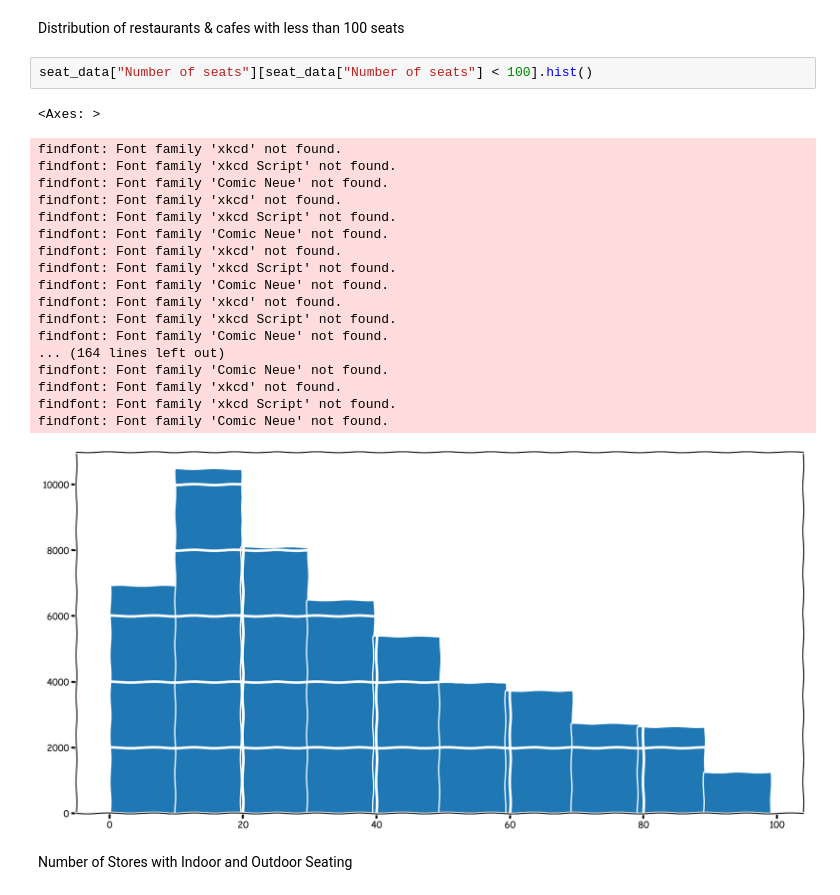
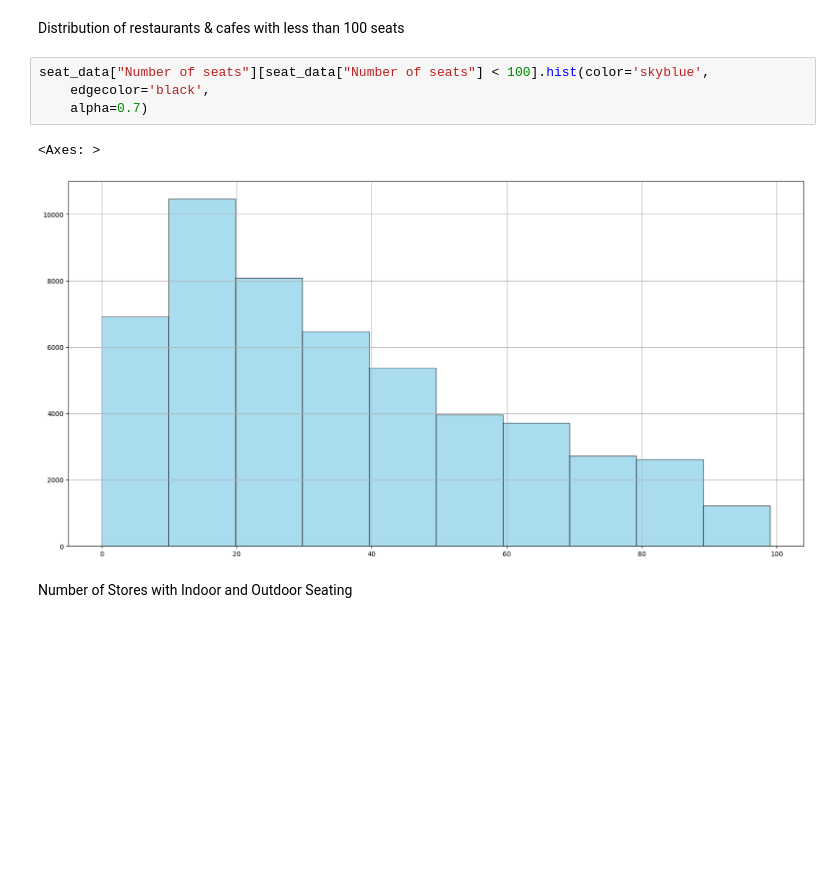
Before and after one commit to FelixL777/1, a Jupyter notebook: basic_pandas.ipynb, the cells around one changed output. Drawn from its saved outputs; the diff is of its cells as text; blank space fills up the shorter version.

```diff
--- a/basic_pandas.ipynb
+++ b/basic_pandas.ipynb
@@ -384,27 +283,12 @@ plt.grid(True)
 # %% [markdown]
 Distribution of restaurants & cafes with less than 100 seats
 # %%
-seat_data["Number of seats"][seat_data["Number of seats"] < 100].hist()
+seat_data["Number of seats"][seat_data["Number of seats"] < 100].hist(color='skyblue',
+    edgecolor='black',
+    alpha=0.7)
 # %% [output]
 <Axes: >
-findfont: Font family 'xkcd' not found.
-findfont: Font family 'xkcd Script' not found.
-findfont: Font family 'Comic Neue' not found.
-findfont: Font family 'xkcd' not found.
-findfont: Font family 'xkcd Script' not found.
-findfont: Font family 'Comic Neue' not found.
-findfont: Font family 'xkcd' not found.
-findfont: Font family 'xkcd Script' not found.
-findfont: Font family 'Comic Neue' not found.
-findfont: Font family 'xkcd' not found.
-findfont: Font family 'xkcd Script' not found.
-findfont: Font family 'Comic Neue' not found.
-... (164 lines left out)
-findfont: Font family 'Comic Neue' not found.
-findfont: Font family 'xkcd' not found.
-findfont: Font family 'xkcd Script' not found.
-findfont: Font family 'Comic Neue' not found.
-[figure, old version]
+[figure, new version]
 # %% [markdown]
 Number of Stores with Indoor and Outdoor Seating
 # %%
```
Also changed, not shown: parts of 38 cells of this notebook.
